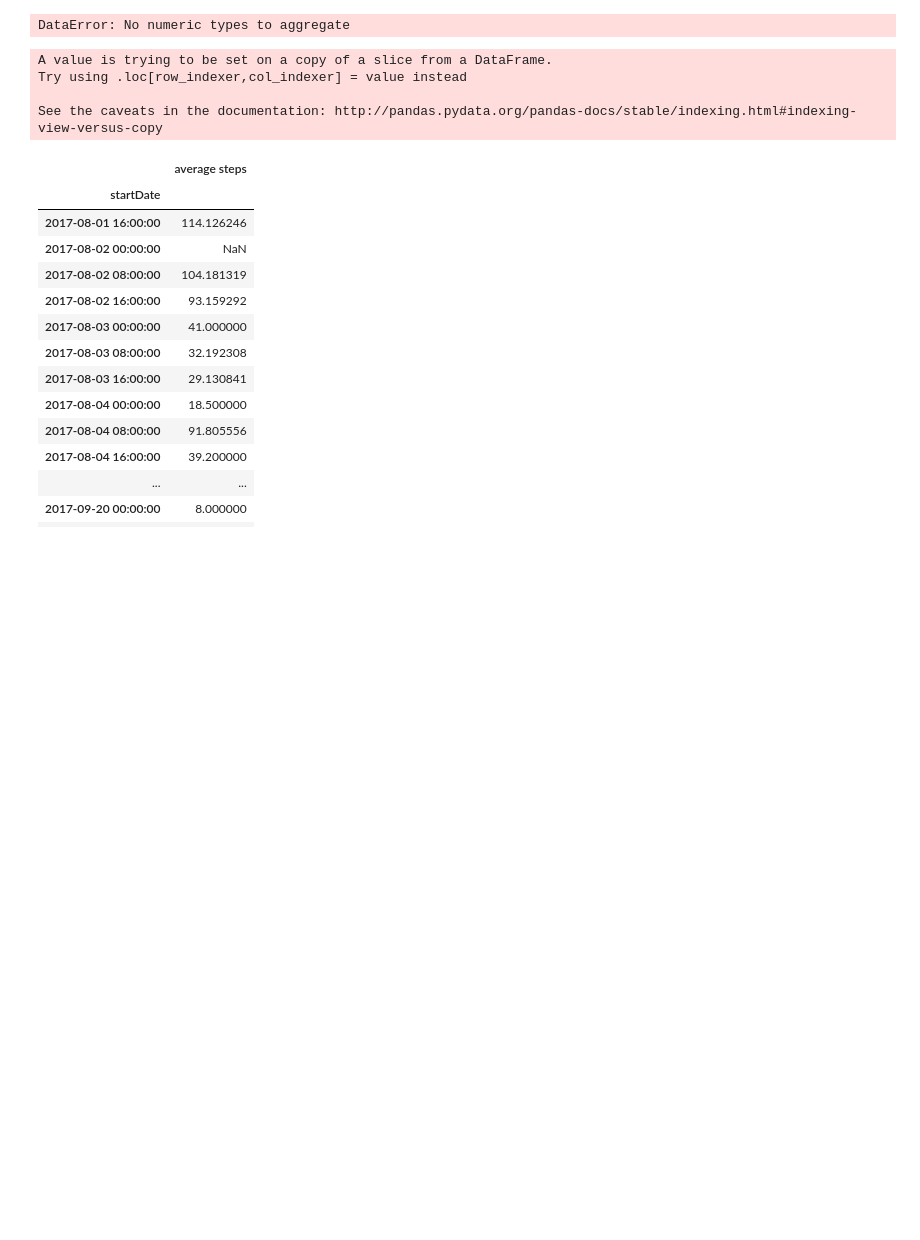
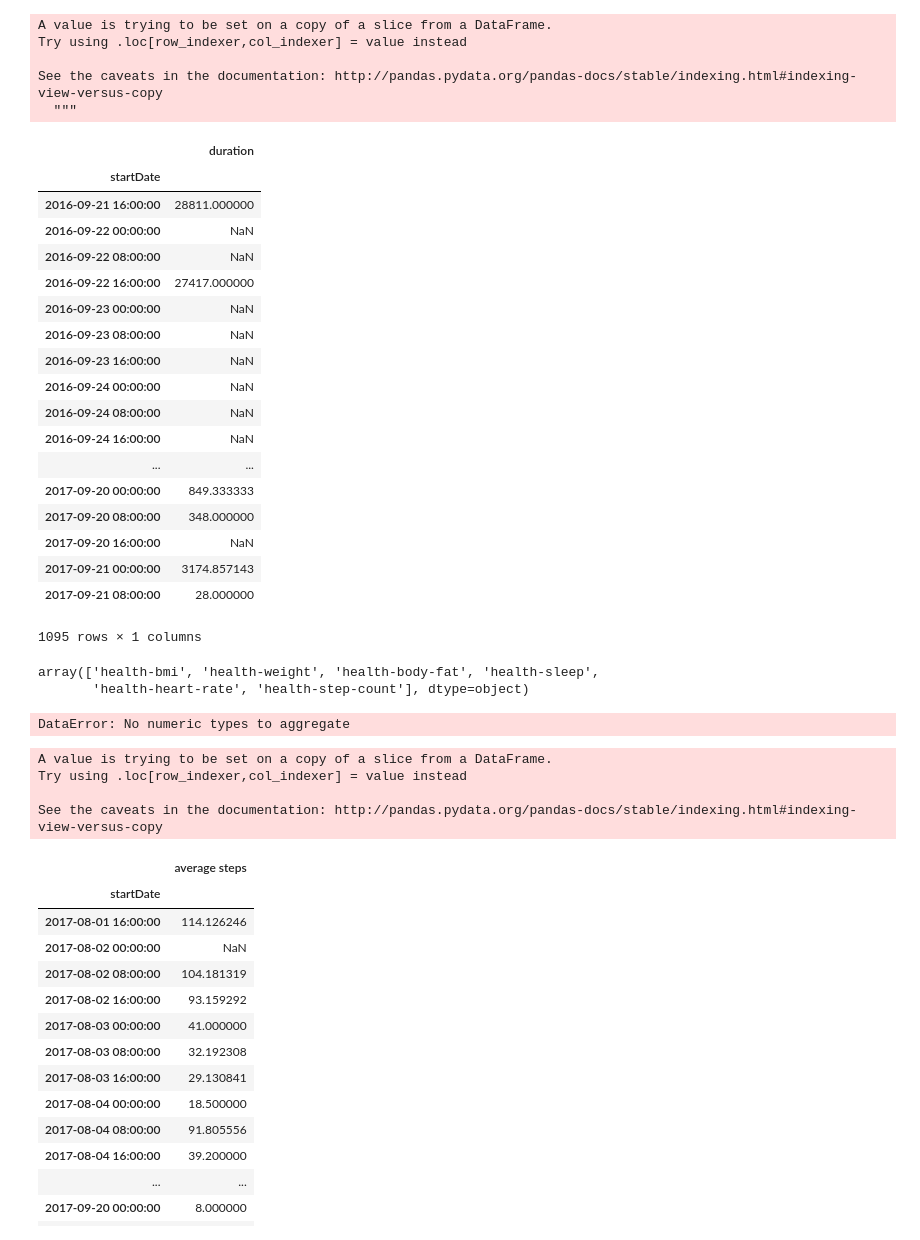
Before and after one commit to OngoDSS/Notebooks, a Jupyter notebook: Ongo.ipynb, the cells around one changed output. Drawn from its saved outputs; the diff is of its cells as text; code cells hidden in the pictures; blank space fills up the shorter version.

```diff
--- a/Ongo.ipynb
+++ b/Ongo.ipynb
@@ -62,3 +109,41 @@ NameError: name 'typesDict' is not defined
+# %%
+
+sleep = data_sample[data_sample['type'] == 'health-sleep']
+sleep.index = sleep['startDate']
+sleep.index = sleep['startDate']
+sleep['duration'] = sleep['value'].apply(lambda x: x.total_seconds()).to_frame()
+sleep = sleep.loc[:,'duration'].resample('8H').mean().to_frame()
+sleep
+# %% [output]
+A value is trying to be set on a copy of a slice from a DataFrame.
+Try using .loc[row_indexer,col_indexer] = value instead
+
+See the caveats in the documentation: http://pandas.pydata.org/pandas-docs/stable/indexing.html#indexing-view-versus-copy
+  """
+|  | duration |
+| startDate |  |
+| 2016-09-21 16:00:00 | 28811.000000 |
+| 2016-09-22 00:00:00 | NaN |
+| 2016-09-22 08:00:00 | NaN |
+| 2016-09-22 16:00:00 | 27417.000000 |
+| 2016-09-23 00:00:00 | NaN |
+| 2016-09-23 08:00:00 | NaN |
+| 2016-09-23 16:00:00 | NaN |
+| 2016-09-24 00:00:00 | NaN |
+| 2016-09-24 08:00:00 | NaN |
+| 2016-09-24 16:00:00 | NaN |
+| ... | ... |
+| 2017-09-20 00:00:00 | 849.333333 |
+| 2017-09-20 08:00:00 | 348.000000 |
+| 2017-09-20 16:00:00 | NaN |
+| 2017-09-21 00:00:00 | 3174.857143 |
+| 2017-09-21 08:00:00 | 28.000000 |
+1095 rows × 1 columns
+# %%
+data_sample['type'].unique()
+# %% [output]
+array(['health-bmi', 'health-weight', 'health-body-fat', 'health-sleep',
+       'health-heart-rate', 'health-step-count'], dtype=object)
 # %%
 data_sample['day_of_week'] = data_sample['startDate'].dt.dayofweek
 data_sample[data_sample['type'] == 'health-sleep'].loc[:,['duration','day_of_week']].groupby('day_of_week').mean().plot()
```
Also changed, not shown: parts of 6 cells of this notebook.
